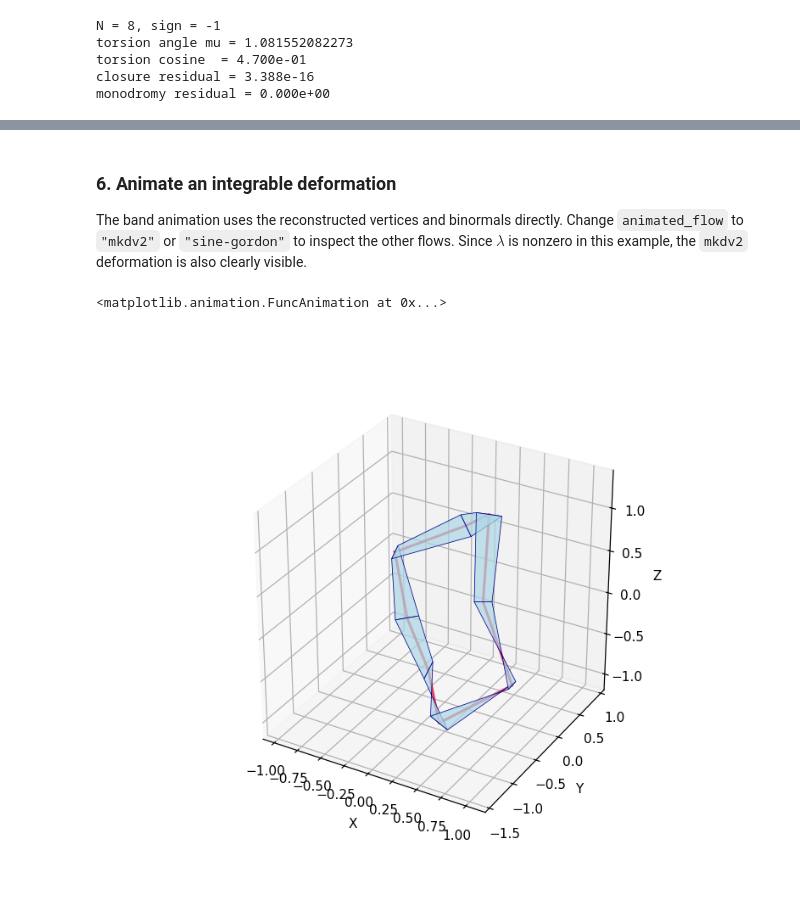
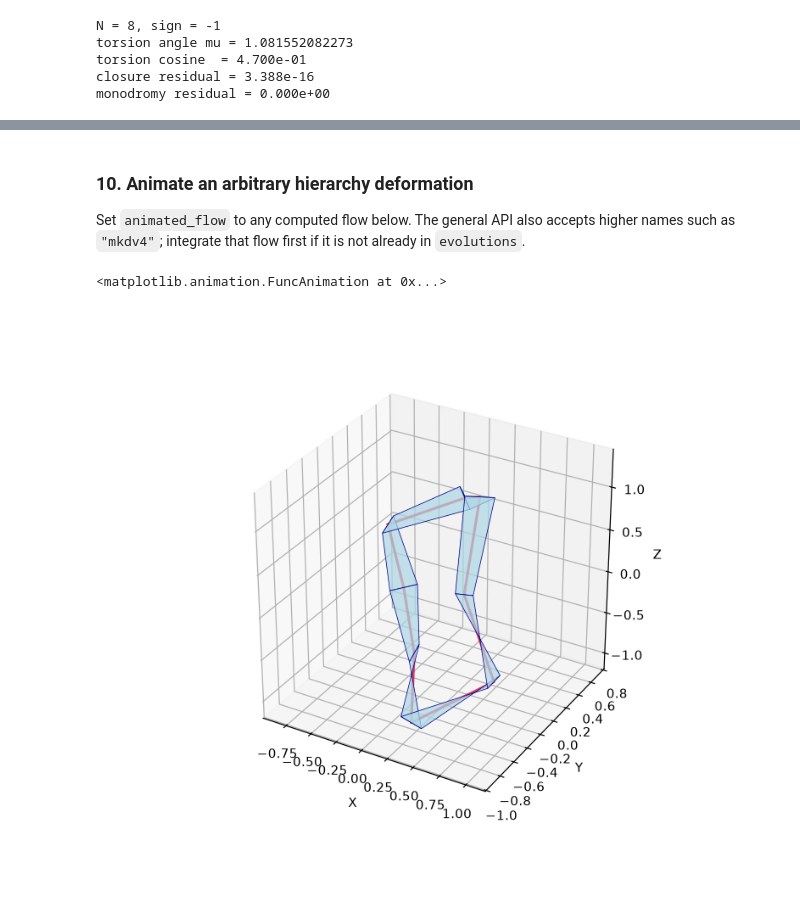
Before and after one commit to shizuo-kaji/Kaleidocycle, a Jupyter notebook: python/notebooks/IntegrableDeformations.ipynb, the cells around one changed output, grey strips where cells are left out. Drawn from its saved outputs; the diff is of its cells as text; code cells hidden in the pictures.

```diff
--- a/python/notebooks/IntegrableDeformations.ipynb
+++ b/python/notebooks/IntegrableDeformations.ipynb
@@ -61,6 +177,6 @@ DOP853 is used with tight tolerances. Each sampled curvature vector is reconstru
 # %%
-times = np.linspace(0.0, 0.8, 81)
-flow_names = ("mkdv1", "mkdv2", "sine-gordon")
+times = np.linspace(0.0, 0.5, 51)
+flow_names = ("mkdv1", "mkdv2", "mkdv3", "sine-gordon")
 evolutions = {
     name: integrate_curvature_flow(
         initial.curvatures,
@@ -181,28 +645,28 @@ fig.tight_layout()
-# %% [markdown]
-### 6. Animate an integrable deformation
-
-The band animation uses the reconstructed vertices and binormals directly. Change `animated_flow` to `"mkdv2"` or `"sine-gordon"` to inspect the other flows. Since $\lambda$ is nonzero in this example, the `mkdv2` deformation is also clearly visible.
+# %% [markdown]
+### 10. Animate an arbitrary hierarchy deformation
+
+Set `animated_flow` to any computed flow below. The general API also accepts higher names such as `"mkdv4"`; integrate that flow first if it is not already in `evolutions`.
 # %%
-animated_flow = "mkdv1"  # Also try "mkdv2" or "sine-gordon".
+animated_flow = "mkdv3"
 animation_configurations = evolutions[animated_flow].configurations()
 animation_curves = [
     configuration.vertices - configuration.vertices[:-1].mean(axis=0)
     for configuration in animation_configurations
 ]
 animation_hinges = [
     configuration.binormals for configuration in animation_configurations
 ]
 
 animation_figure, deformation_animation = plot_band(
     curve=animation_curves,
     hinges=animation_hinges,
     title=f"{animated_flow} integrable deformation",
     show_curve=True,
     width=0.12,
     interval=70,
     figsize=(7, 6),
 )
 deformation_animation
 # %% [output]
 <matplotlib.animation.FuncAnimation at 0x...>
-[figure, old version]
+[figure, new version]
```
Also changed, not shown: parts of 28 cells of this notebook, 43 other files.
